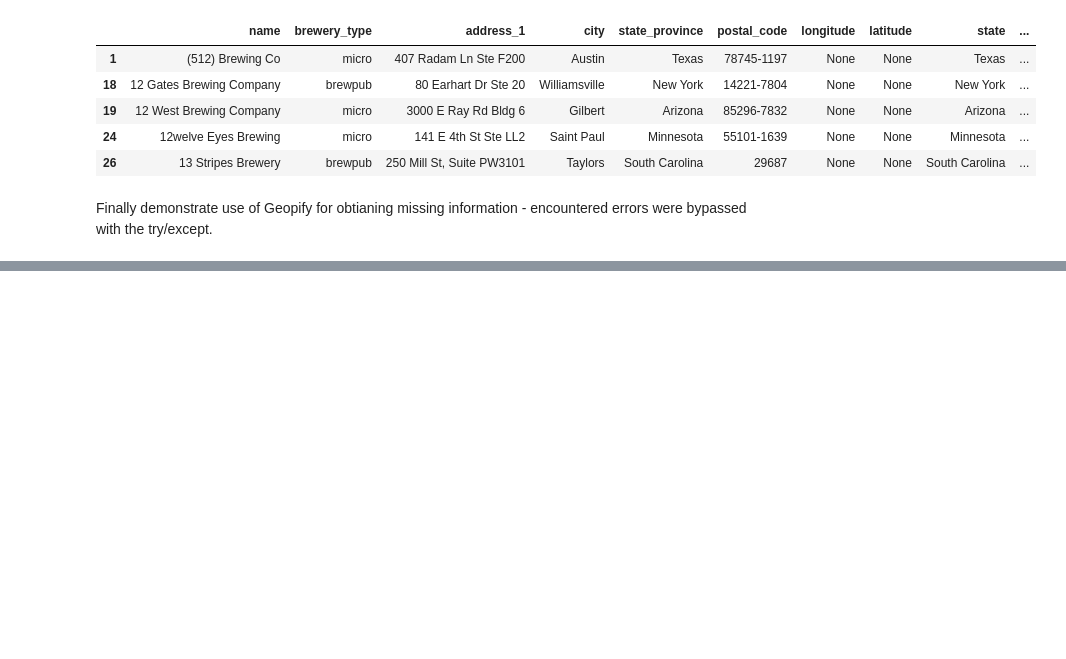
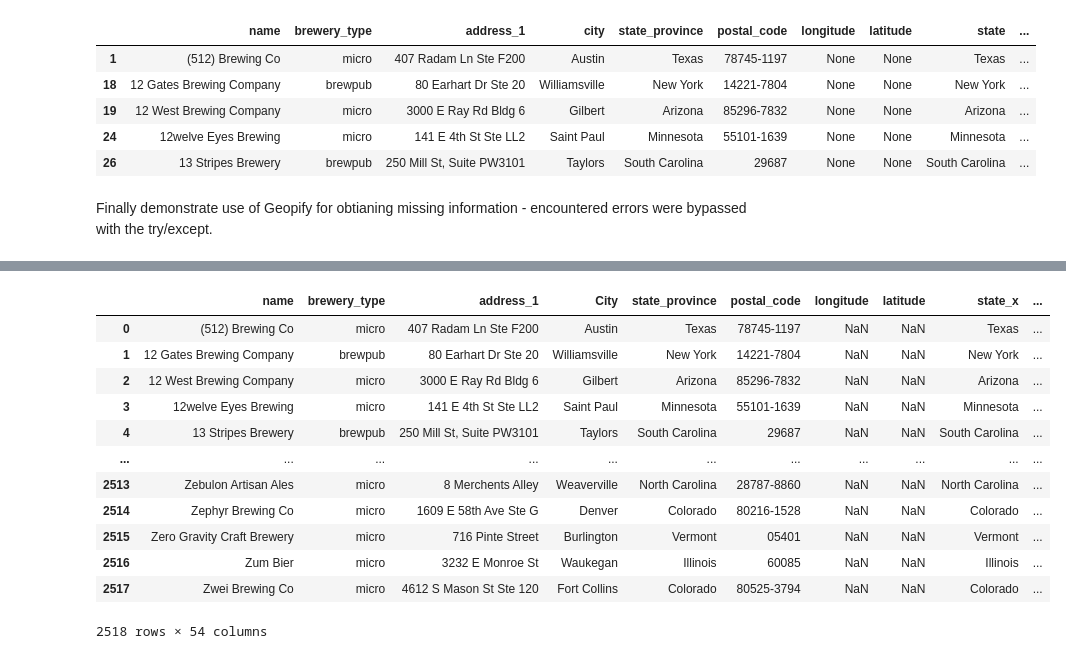
Before and after one commit to rpatel9877/project1, a Jupyter notebook: stoutistics_brew.ipynb, the cells around one changed output, grey strips where cells are left out. Saved outputs shown, nothing was run; the diff lists cells and outputs as text; code cells hidden in the pictures; blank space fills up the shorter version.

Commit message:
merged tables

```diff
--- a/stoutistics_brew.ipynb
+++ b/stoutistics_brew.ipynb
@@ -367,12 +380,12 @@ OSError: Cannot save file into a non-existent directory: 'data'
 # %%
 # Dependencies and Setup
-import matplotlib.pyplot as plt
-import pandas as pd
-import scipy.stats as st
+#import matplotlib.pyplot as plt
+#import pandas as pd
+#import scipy.stats as st
 
 # Study data files
-brewery_last_path = "data/breweries_missing_completed.csv"
-census_last_path = "data/final_census_nl.csv"
+brewery_last_path = "csv building blocks/breweries_missing_completed.csv"
+census_last_path = "csv building blocks/final_census_nl.csv"
 
 # Read the mouse data and the study results
 brewery_last = pd.read_csv(brewery_last_path)
@@ -408,11 +446,26 @@ census_last.head()
 # %%
 
 #merge two dataframes by City column
 merged_df = pd.merge(brewery_last, census_last, on="City", how="left")
 
 merged_df.head(30)
 #drop merged df into csv file
-merged_df.to_csv("./data/merged_df.csv", index=False)
+merged_df.to_csv("csv building blocks/merged_df.csv", index=False)
+merged_df
+# %% [output]
+|  | name | brewery_type | address_1 | City | state_province | postal_code | longitude | latitude | state_x | ... |
+| 0 | (512) Brewing Co | micro | 407 Radam Ln Ste F200 | Austin | Texas | 78745-1197 | NaN | NaN | Texas | ... |
+| 1 | 12 Gates Brewing Company | brewpub | 80 Earhart Dr Ste 20 | Williamsville | New York | 14221-7804 | NaN | NaN | New York | ... |
+| 2 | 12 West Brewing Company | micro | 3000 E Ray Rd Bldg 6 | Gilbert | Arizona | 85296-7832 | NaN | NaN | Arizona | ... |
+| 3 | 12welve Eyes Brewing | micro | 141 E 4th St Ste LL2 | Saint Paul | Minnesota | 55101-1639 | NaN | NaN | Minnesota | ... |
+| 4 | 13 Stripes Brewery | brewpub | 250 Mill St, Suite PW3101 | Taylors | South Carolina | 29687 | NaN | NaN | South Carolina | ... |
+| ... | ... | ... | ... | ... | ... | ... | ... | ... | ... | ... |
+| 2513 | Zebulon Artisan Ales | micro | 8 Merchents Alley | Weaverville | North Carolina | 28787-8860 | NaN | NaN | North Carolina | ... |
+| 2514 | Zephyr Brewing Co | micro | 1609 E 58th Ave Ste G | Denver | Colorado | 80216-1528 | NaN | NaN | Colorado | ... |
+| 2515 | Zero Gravity Craft Brewery | micro | 716 Pinte Street | Burlington | Vermont | 05401 | NaN | NaN | Vermont | ... |
+| 2516 | Zum Bier | micro | 3232 E Monroe St | Waukegan | Illinois | 60085 | NaN | NaN | Illinois | ... |
+| 2517 | Zwei Brewing Co | micro | 4612 S Mason St Ste 120 | Fort Collins | Colorado | 80525-3794 | NaN | NaN | Colorado | ... |
+2518 rows × 54 columns
 # %%
 #merge back missing info into the original breweries csv:
 #you might need to first drop the longitude and latitude empty rows from the original dataframe clean_breweries_df and then add
```
Also changed, not shown: parts of 10 cells of this notebook, 5 other files.
